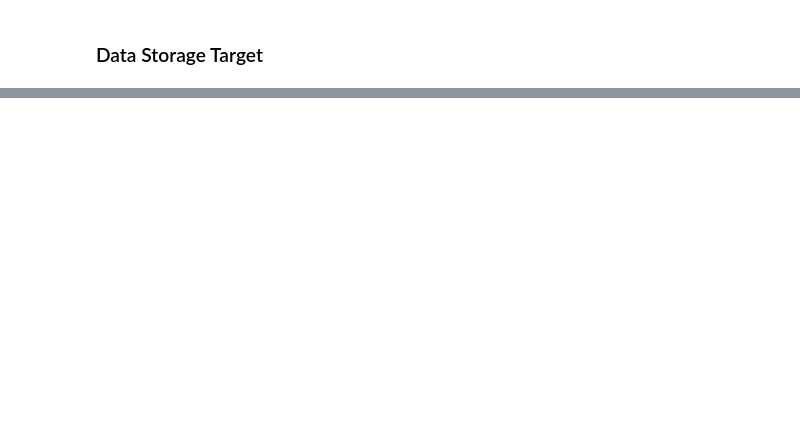
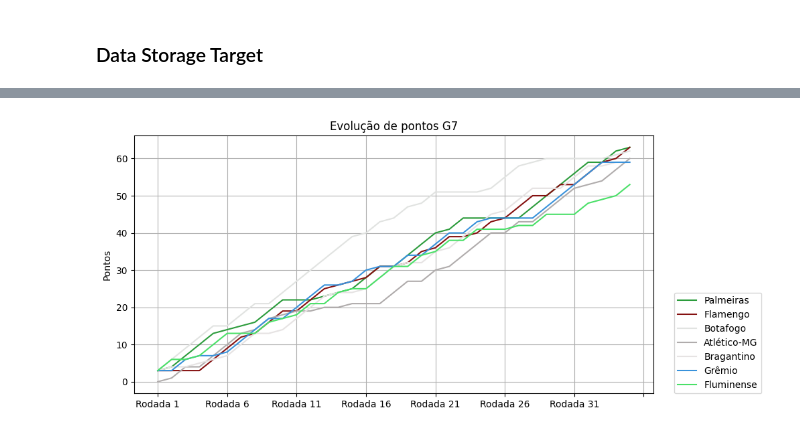
Before and after one commit to pedron123/BrasileiraoData, a Jupyter notebook: main.ipynb, the cells around one changed output, grey strips where cells are left out. Saved outputs shown, nothing was run; the diff lists cells and outputs as text; code cells hidden in the pictures; blank space fills up the shorter version.

```diff
--- a/main.ipynb
+++ b/main.ipynb
@@ -171,0 +307,28 @@ else:
+# %%
+#G7 definition
+G7_teams = [
+    "Palmeiras",
+    "Flamengo",
+    "Botafogo",
+    "Atlético-MG",
+    "Bragantino",
+    "Grêmio",
+    "Fluminense"
+]
+
+G7_points_df = points_df[G7_teams].copy()
+
+G7_colors = {key: colors[key] for key in G7_teams if key in colors}
+# %%
+# G7 evolution plot
+G7_points_df.plot(kind="line", figsize=(10, 5), color = G7_colors)
+
+plt.title('Evolução de pontos G7')
+plt.xlabel('')
+plt.ylabel('Pontos')
+plt.grid(True)
+plt.legend(loc=(1.04, 0))
+
+plt.show()
+# %% [output]
+[figure, added]
```
Also changed, not shown: parts of 35 cells of this notebook, 6 other files.
